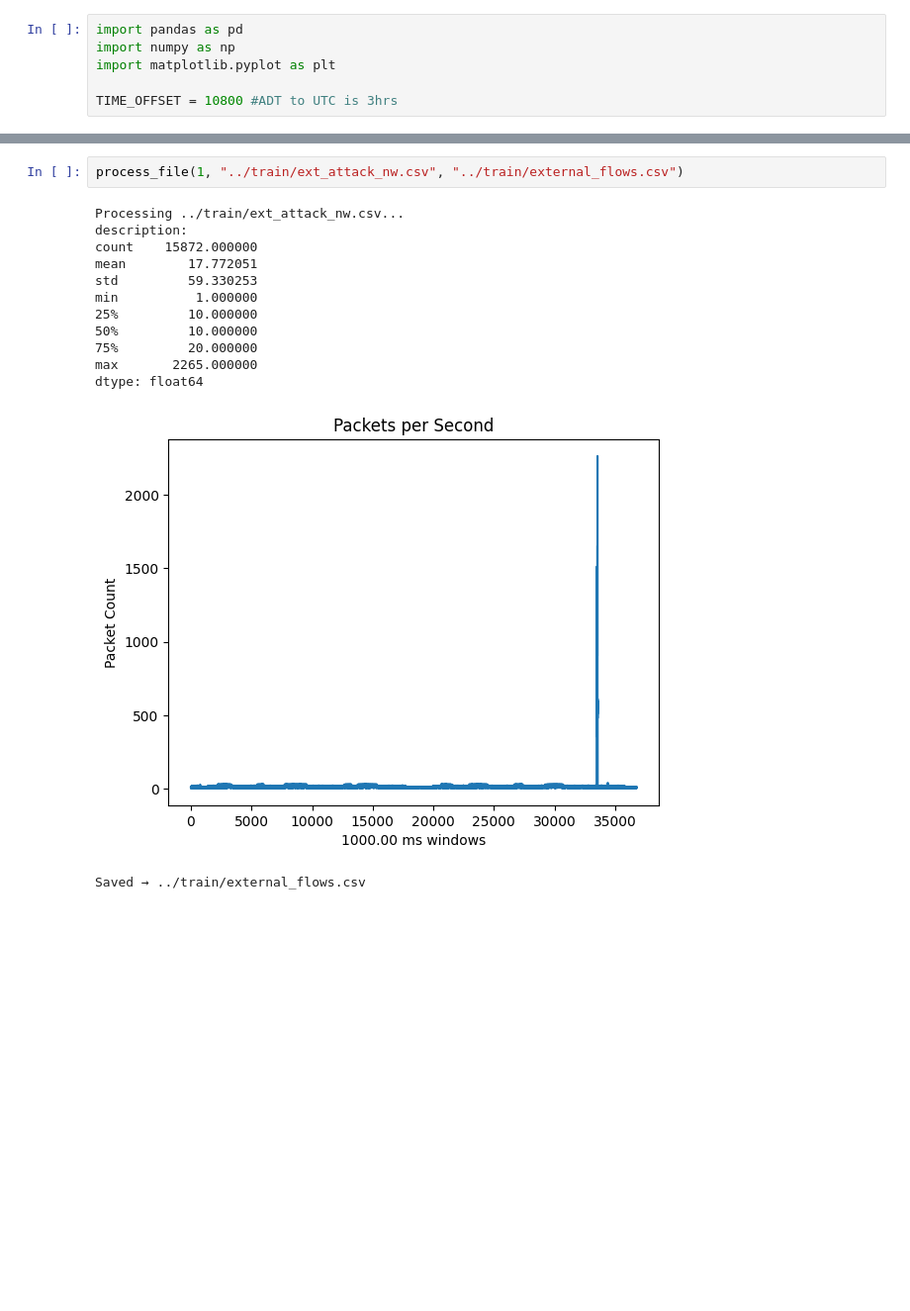
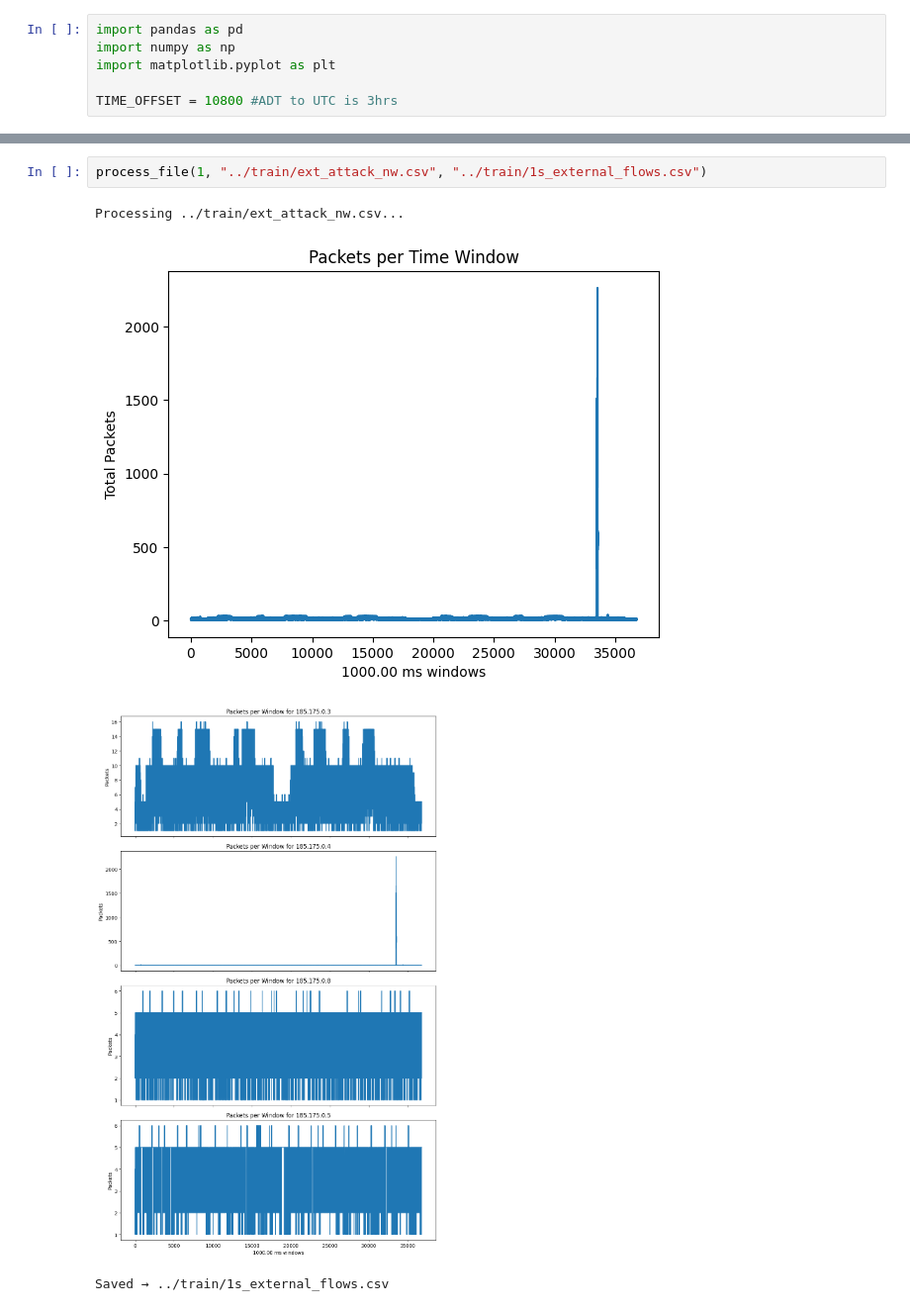
Before and after one commit to SameerCS23iitm/ugrc, a Jupyter notebook: src/adt_utc.ipynb, the cells around one changed output, grey strips where cells are left out. Shown at 99% size. Saved outputs shown, nothing was run; the diff lists cells and outputs as text; blank space fills up the shorter version.

```diff
--- a/src/adt_utc.ipynb
+++ b/src/adt_utc.ipynb
@@ -88,17 +92,8 @@ Saved → ../train/cscada_flows.csv
 # %%
-process_file(1, "../train/ext_attack_nw.csv", "../train/external_flows.csv")
+process_file(1, "../train/ext_attack_nw.csv", "../train/1s_external_flows.csv")
 # %% [output]
 Processing ../train/ext_attack_nw.csv...
-description:
-count    15872.000000
-mean        17.772051
-std         59.330253
-min          1.000000
-25%         10.000000
-50%         10.000000
-75%         20.000000
-max       2265.000000
-dtype: float64
-[figure, old version]
+[figure, new version]
+[figure, added]
-Saved → ../train/external_flows.csv
+Saved → ../train/1s_external_flows.csv
 # %%
```
Also changed, not shown: parts of 6 cells of this notebook, 2 other files.
